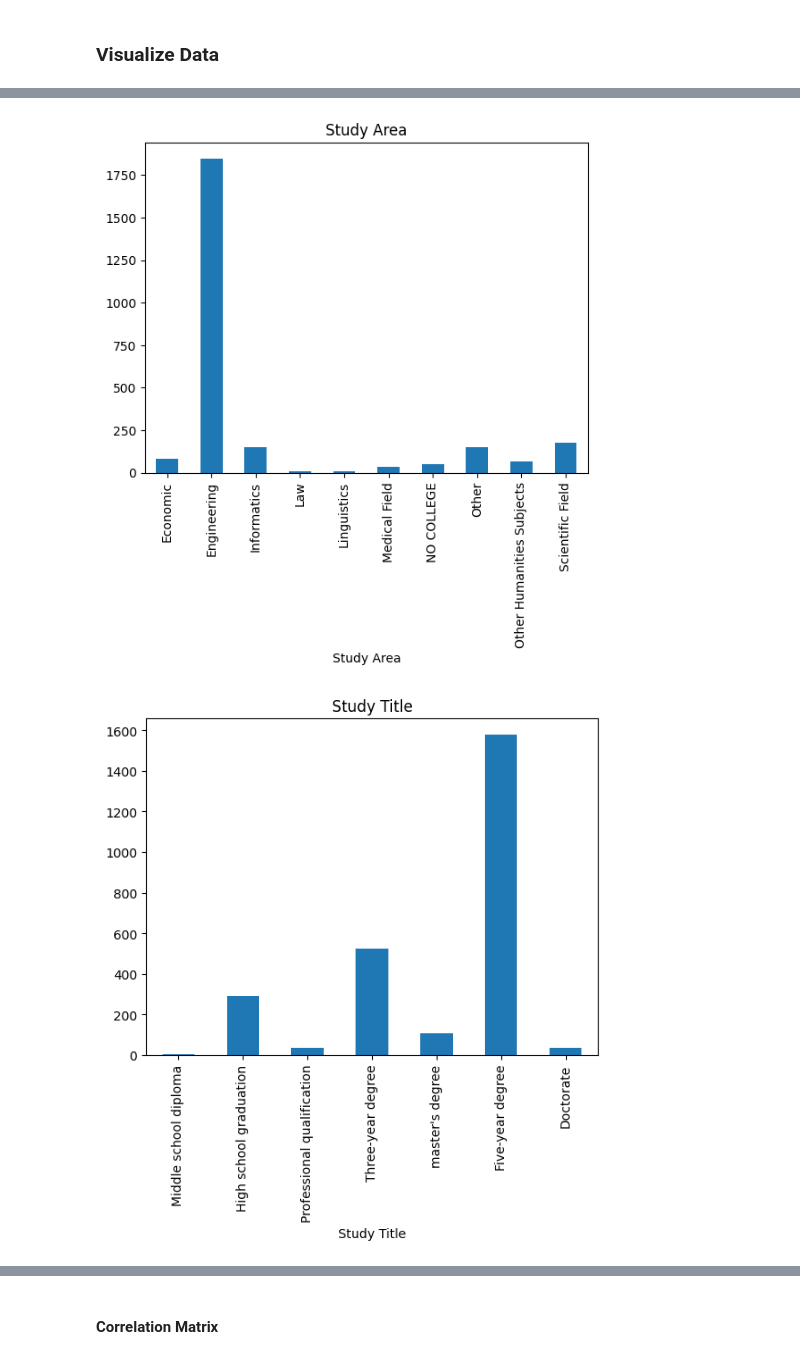
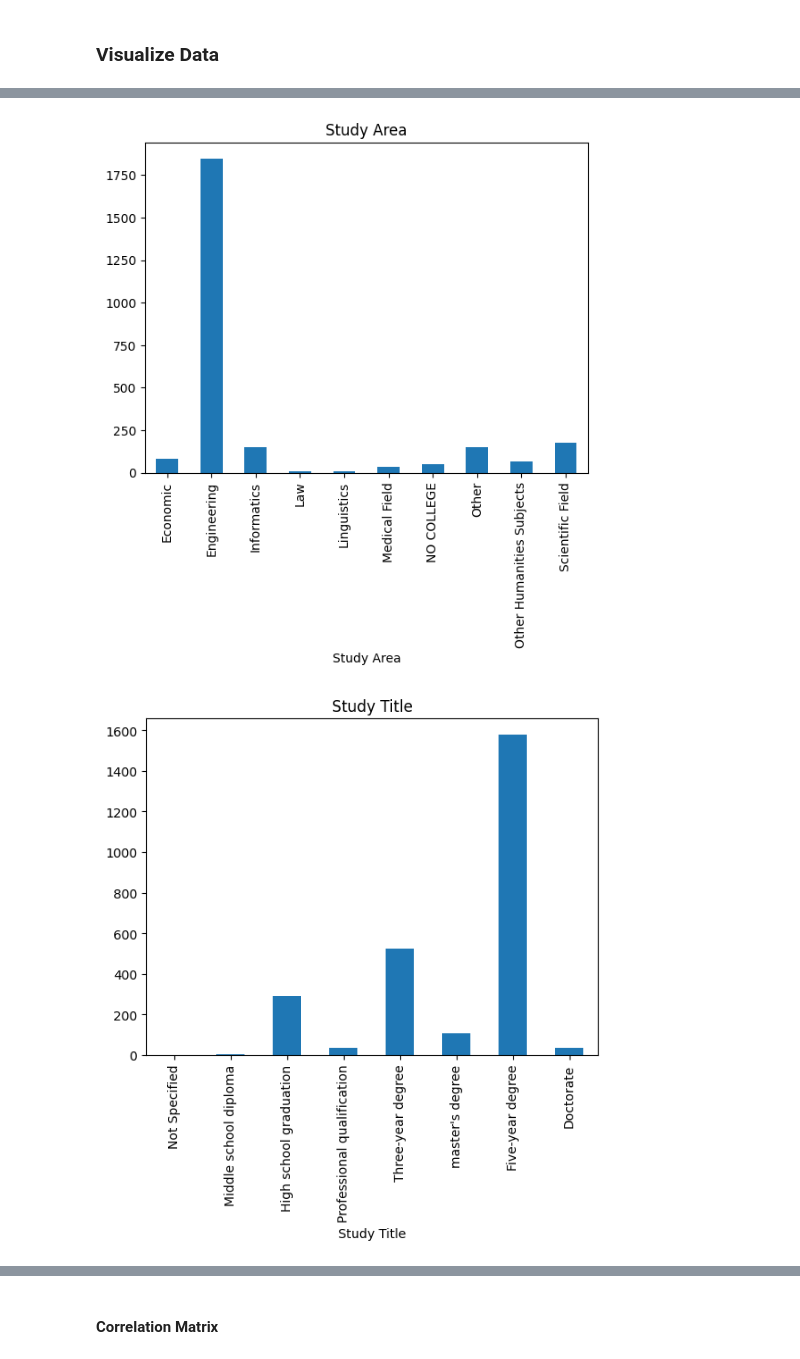
Before and after one commit to bertiandrea/ProjectWork_AEQUITAS_AKKODIS, a Jupyter notebook: code/Akkodis_Fairness_Analysis_PRE.ipynb, the cells around one changed output, grey strips where cells are left out. Drawn from its saved outputs; the diff is of its cells as text; code cells hidden in the pictures.

```diff
--- a/code/Akkodis_Fairness_Analysis_PRE.ipynb
+++ b/code/Akkodis_Fairness_Analysis_PRE.ipynb
@@ -167,8 +167,8 @@ config['categorical_columns_custom_orders'] = {
     'Candidate State': ['Imported', 'First contact', 'In selection', 'QM', 'Vivier', 'Economic proposal', 'Hired'],
     'Age Range': ['< 20 years', '20 - 25 years', '26 - 30 years', '31 - 35 years', '36 - 40 years', '40 - 45 years', '> 45 years'],
     'Years Experience': [ '[0]', '[0-1]', '[1-3]', '[3-5]', '[5-7]', '[7-10]', '[+10]'],
-    'Study Title': ['Middle school diploma', 'High school graduation', 'Professional qualification', 'Three-year degree', 'master\'s degree', 'Five-year degree', 'Doctorate'],
-    'Study Level': ['Middle school diploma', 'High school graduation', 'Professional qualification', 'Three-year degree', 'master\'s degree', 'Five-year degree', 'Doctorate'],
+    'Study Title': ['Not Specified', 'Middle school diploma', 'High school graduation', 'Professional qualification', 'Three-year degree', 'master\'s degree', 'Five-year degree', 'Doctorate'],
+    'Study Level': ['Not Specified', 'Middle school diploma', 'High school graduation', 'Professional qualification', 'Three-year degree', 'master\'s degree', 'Five-year degree', 'Doctorate'],
     'Current Ral': ['Not available', 'Not Specified', '- 20 K', '20-22 K', '22-24 K', '24-26 K', '26-28 K', '28-30 K', '30-32 K', '32-34 K', '34-36 K', '36-38 K', '38-40 K', '40-42 K', '42-44 K', '44-46 K', '46-48 K', '48-50 K', '+ 50 K'],
     'Expected Ral': ['Not available', 'Not Specified', '- 20 K', '20-22 K', '22-24 K', '24-26 K', '26-28 K', '28-30 K', '30-32 K', '32-34 K', '34-36 K', '36-38 K', '38-40 K', '40-42 K', '42-44 K', '44-46 K', '46-48 K', '48-50 K', '+ 50 K'],
     'Ral Maximum': ['Not Avail.', 'Not Specified', '- 20K', '20K', '20-22K', '22-24K', '24-26K', '26-28K', '28-30K', '30-32K', '32-34K', '34-36K', '36-38K', '38-40K', '40-42K', '42-44K', '44-46K', '46-48K', '48-50k', '+50K'],
@@ -278,7 +278,7 @@ English values: [ 4. nan  1.  3.  2.]
 unuseful_columns = []
 for col in df.columns:
   null_count = df[col].isna().sum() / df.shape[0]
-  if null_count > float(config['drop_nan_columns_threshold']):
+  if null_count > (float(config['drop_nan_columns_threshold'])/100):
     unuseful_columns.append(col)
 
 df = df.drop(columns=unuseful_columns)
@@ -491,20 +532,19 @@ Feature: Status_encoded -- [1, 0]
 # %%
 for lookup in config['visualize_columns']:
     mapping = {v: k for k, v in encoding_mappings[lookup].items()}
-    codes = sorted(mapping.keys())
     distrib = Counter(df[f"{lookup}_encoded"])
-    labels = [mapping[c] for c in codes]
-    counts = [distrib[c] for c in codes]
+    labels = [mapping[c] for c in mapping.keys()]
+    counts = [distrib[c] for c in mapping.keys()]
     distrib_df = pd.DataFrame({lookup: labels, 'Count': counts})
     distrib_df.head(20).plot(x=lookup, y='Count', kind='bar', legend=False)
     plt.title(lookup)
 # %% [output]
 [figure]
 [figure]
 [figure]
 [figure]
 [figure]
-[figure, old version]
+[figure, new version]
 [figure]
 [figure]
 # %% [markdown]
```
Also changed, not shown: parts of 6 cells of this notebook, 2 other files.
